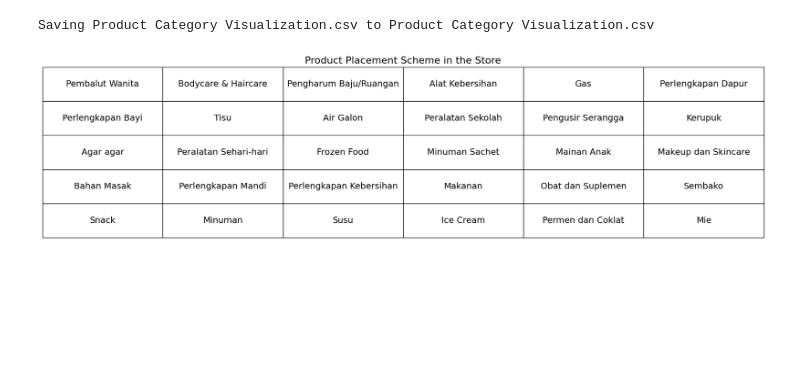
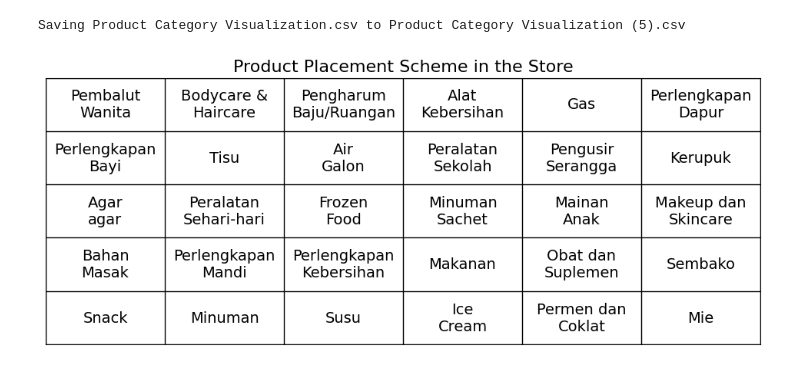
Before and after one commit to leviaaf/ProductPlacementScheme, a Jupyter notebook: Product_Placement_Scheme.ipynb, the cells around one changed output. Saved outputs shown, nothing was run; the diff lists cells and outputs as text; code cells hidden in the pictures; blank space fills up the shorter version.

```diff
--- a/Product_Placement_Scheme.ipynb
+++ b/Product_Placement_Scheme.ipynb
@@ -58,10 +56,10 @@ for i, (product, frequency, support) in enumerate(merged_data):
     product_number += 1
 
 # Mengatur ukuran grid dan produk
-store_width = 21
-store_height = 5
-grid_width = 3.5
-grid_height = 1
+store_width = 12
+store_height = 4.5
+grid_width = 2
+grid_height = 0.9
 product_width = grid_width
 product_height = grid_height
 
@@ -78,32 +76,39 @@ for i in range(num_rows + 1):
 for j in range(num_columns + 1):
     x = j * grid_width
     ax.axvline(x, color='black', linestyle='-', linewidth=1)
 
 # Menampilkan penempatan produk
 for i in range(num_rows):
     for j in range(num_columns):
         product_number = placement[i, j]
         if product_number != 0:
             product_index = product_number - 1
             product, _, _ = merged_data[product_index]
             x = j * grid_width + product_width / 2
             y = i * grid_height + product_height / 2
+            # Menentukan indeks spasi terakhir pada produk
+            last_space_index = product.rfind(" ")
+            if last_space_index != -1:
+                # Mengganti spasi terakhir dengan baris baru
+                product = product[:last_space_index] + "\n" + product[last_space_index+1:]
+            # Menampilkan produk dengan baris baru
             ax.text(x, y, f"{product}", ha='center', va='center', fontsize=14)
+
 
 # Menghapus label sumbu x dan y
 ax.set_xticks([])
 ax.set_yticks([])
 
 # Menambahkan judul
 ax.set_title("Product Placement Scheme in the Store", fontsize=16)
 
 # Mengatur batas sumbu x dan y
 ax.set_xlim(0, store_width)
 ax.set_ylim(0, store_height)
 
 # Menampilkan plot
 plt.show()
 # %% [output]
 [interactive output not drawn]
-Saving Product Category Visualization.csv to Product Category Visualization.csv
+Saving Product Category Visualization.csv to Product Category Visualization (5).csv
-[figure, old version]
+[figure, new version]
```
Also changed, not shown: parts of 1 cell of this notebook.
